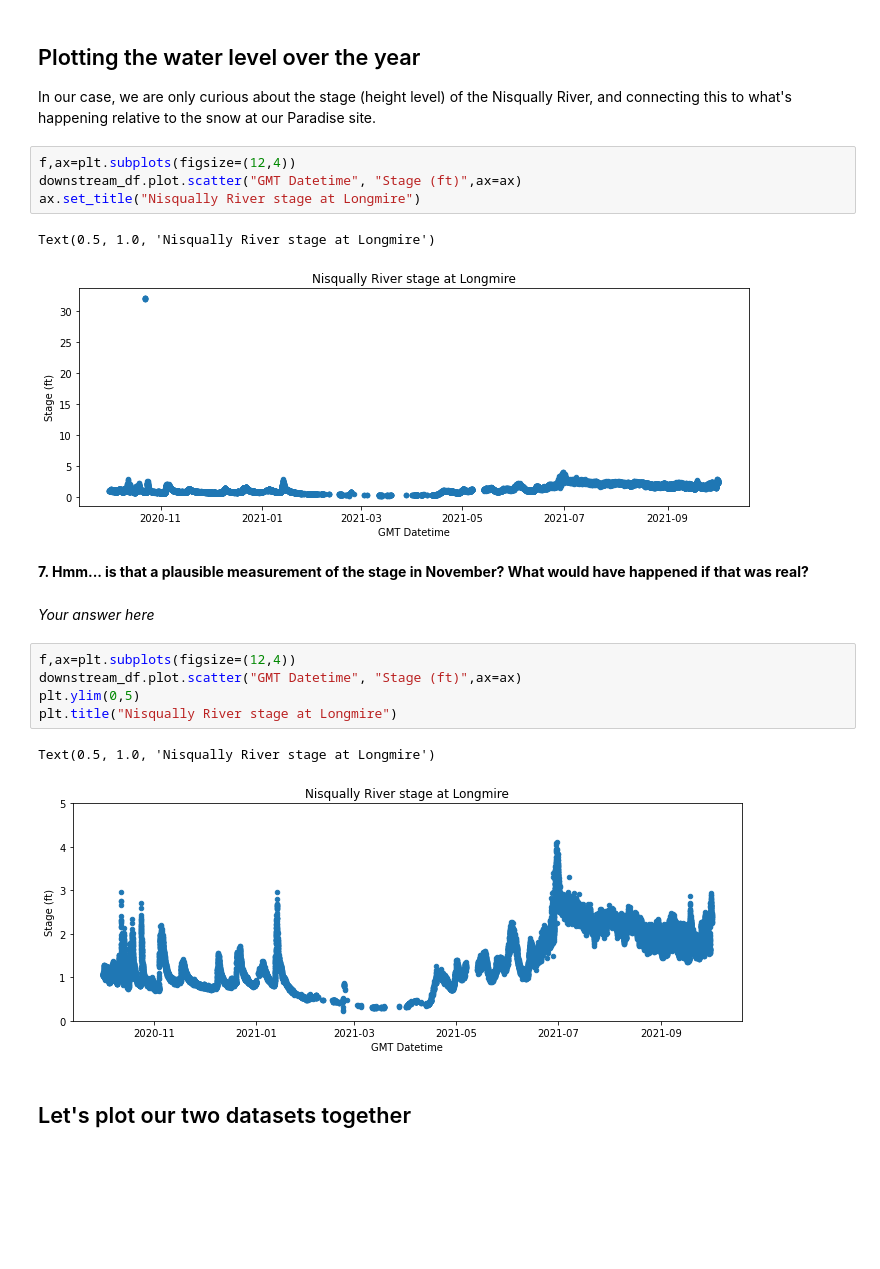
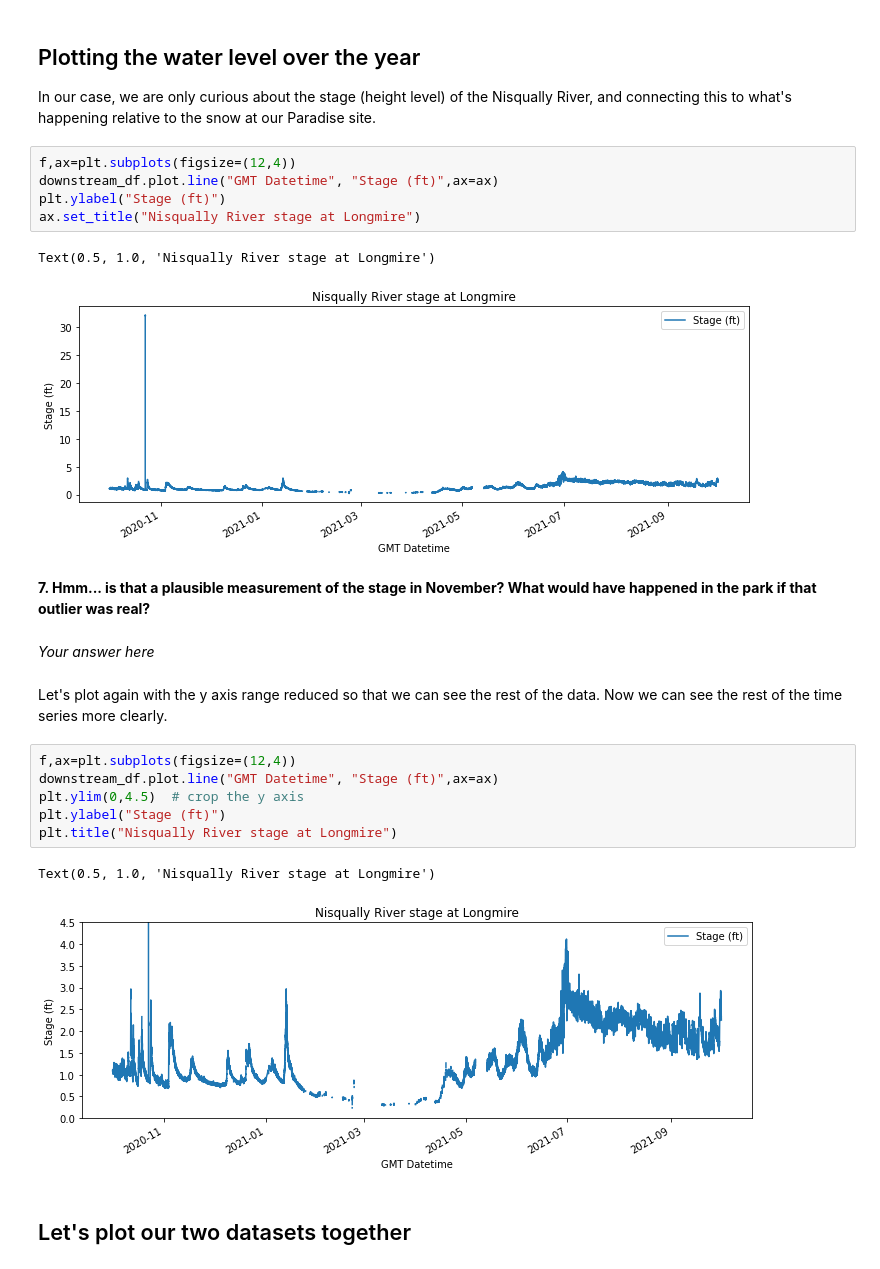
Before and after one commit to egagli/seasonal_snow_hs, a Jupyter notebook: assignment.ipynb, the cells around one changed output. Drawn from its saved outputs; the diff is of its cells as text; blank space fills up the shorter version.

```diff
--- a/assignment.ipynb
+++ b/assignment.ipynb
@@ -133,23 +134,27 @@ downstream_df.head()
 In our case, we are only curious about the stage (height level) of the Nisqually River, and connecting this to what's happening relative to the snow at our Paradise site.
 # %%
 f,ax=plt.subplots(figsize=(12,4))
-downstream_df.plot.scatter("GMT Datetime", "Stage (ft)",ax=ax)
+downstream_df.plot.line("GMT Datetime", "Stage (ft)",ax=ax)
+plt.ylabel("Stage (ft)")
 ax.set_title("Nisqually River stage at Longmire")
 # %% [output]
 Text(0.5, 1.0, 'Nisqually River stage at Longmire')
-[figure, old version]
+[figure, new version]
 # %% [markdown]
-**7. Hmm... is that a plausible measurement of the stage in November? What would have happened if that was real?**
+**7. Hmm... is that a plausible measurement of the stage in November? What would have happened in the park if that outlier was real?**
 # %% [markdown]
 *Your answer here*
+# %% [markdown]
+Let's plot again with the y axis range reduced so that we can see the rest of the data. Now we can see the rest of the time series more clearly.
 # %%
 f,ax=plt.subplots(figsize=(12,4))
-downstream_df.plot.scatter("GMT Datetime", "Stage (ft)",ax=ax)
-plt.ylim(0,5)
+downstream_df.plot.line("GMT Datetime", "Stage (ft)",ax=ax)
+plt.ylim(0,4.5)  # crop the y axis
+plt.ylabel("Stage (ft)")
 plt.title("Nisqually River stage at Longmire")
 # %% [output]
 Text(0.5, 1.0, 'Nisqually River stage at Longmire')
-[figure, old version]
+[figure, new version]
 # %% [markdown]
 ## Let's plot our two datasets together
 # %%
```
Also changed, not shown: parts of 11 cells of this notebook, 1 other file.
